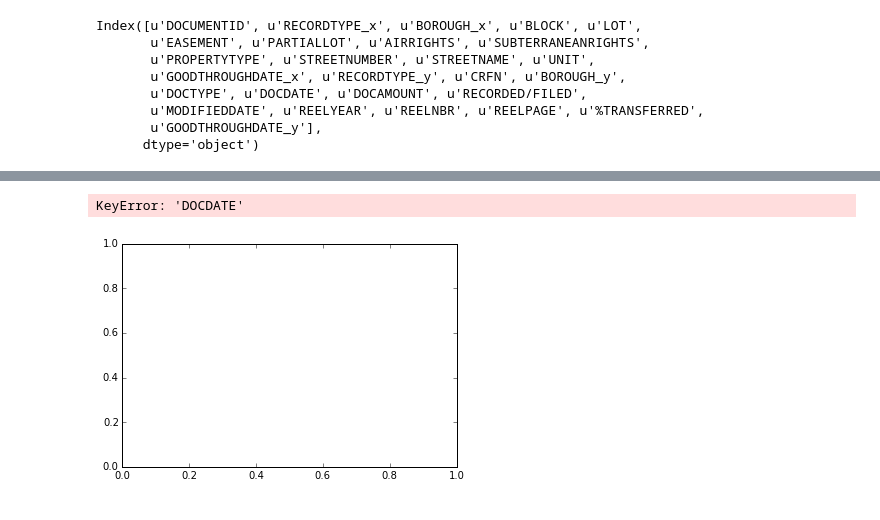
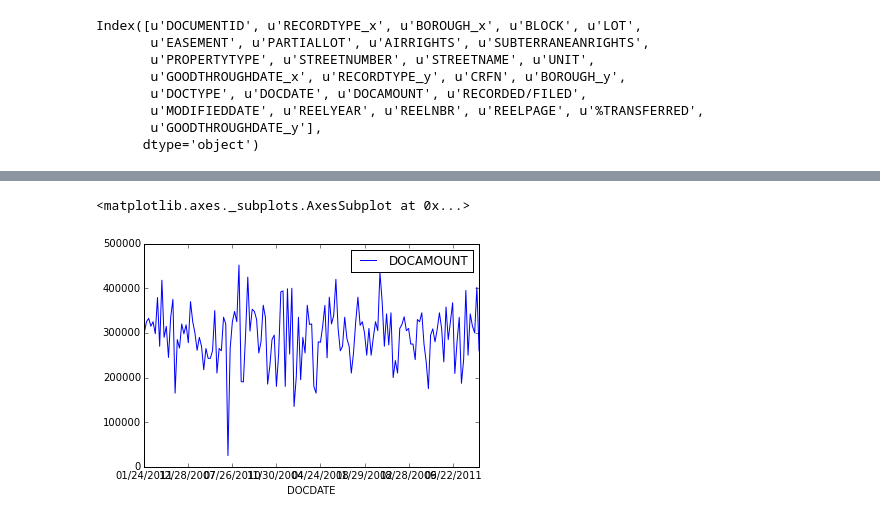
Before and after one commit to Jwerberg/slideruleprojects, a Jupyter notebook: Initial Coop Data Story.ipynb, the cells around one changed output, grey strips where cells are left out. Saved outputs shown, nothing was run; the diff lists cells and outputs as text; code cells hidden in the pictures.

```diff
--- a/Initial Coop Data Story.ipynb
+++ b/Initial Coop Data Story.ipynb
@@ -82,3 +83,9 @@ mergeddf.head()
 | 3 | FT_4320004196832 | L | 4 | 528 | 50 | N | E | N | ... |
 | 4 | 2012072701175001 | L | 4 | 528 | 50 | N | E | N | ... |
 5 rows × 27 columns
+# %%
+#clean up column names
+mergeddf.columns = mergeddf.columns.str.replace(' ','')
+mergeddf.columns = mergeddf.columns.str.replace('.','')
+mergeddf.columns = mergeddf.columns.str.lower()
+mergeddf.columns
@@ -84,0 +122,4 @@ mergeddf.head()
+# %%
+#fix the date field
+from datetime import datetime
+mergeddf['date'] = [ datetime.strptime(date_string, '%m/%d/%Y') for date_string in mergeddf['docdate'] ]
@@ -128,3 +191,5 @@ Index([u'DOCUMENTID', u'RECORDTYPE_x', u'BOROUGH_x', u'BLOCK', u'LOT',
        u'MODIFIEDDATE', u'REELYEAR', u'REELNBR', u'REELPAGE', u'%TRANSFERRED',
        u'GOODTHROUGHDATE_y'],
       dtype='object')
+# %%
+sales=mergeddf[mergeddf.DOCTYPE.str.startswith('RPTT')]
@@ -130,0 +211,2 @@ Index([u'DOCUMENTID', u'RECORDTYPE_x', u'BOROUGH_x', u'BLOCK', u'LOT',
+# %%
+sales=sales[sales.DOCAMOUNT>0]
@@ -131,5 +218,5 @@ Index([u'DOCUMENTID', u'RECORDTYPE_x', u'BOROUGH_x', u'BLOCK', u'LOT',
 # %%
-mergeddf.plot(x='DOCDATE', y='DOCAMOUNT', kind='scatter')
+sales.plot(x='DOCDATE',y='DOCAMOUNT')
 # %% [output]
-KeyError: 'DOCDATE'
+<matplotlib.axes._subplots.AxesSubplot at 0x...>
-[figure, old version]
+[figure, new version]
```
Also changed, not shown: parts of 12 cells of this notebook.
